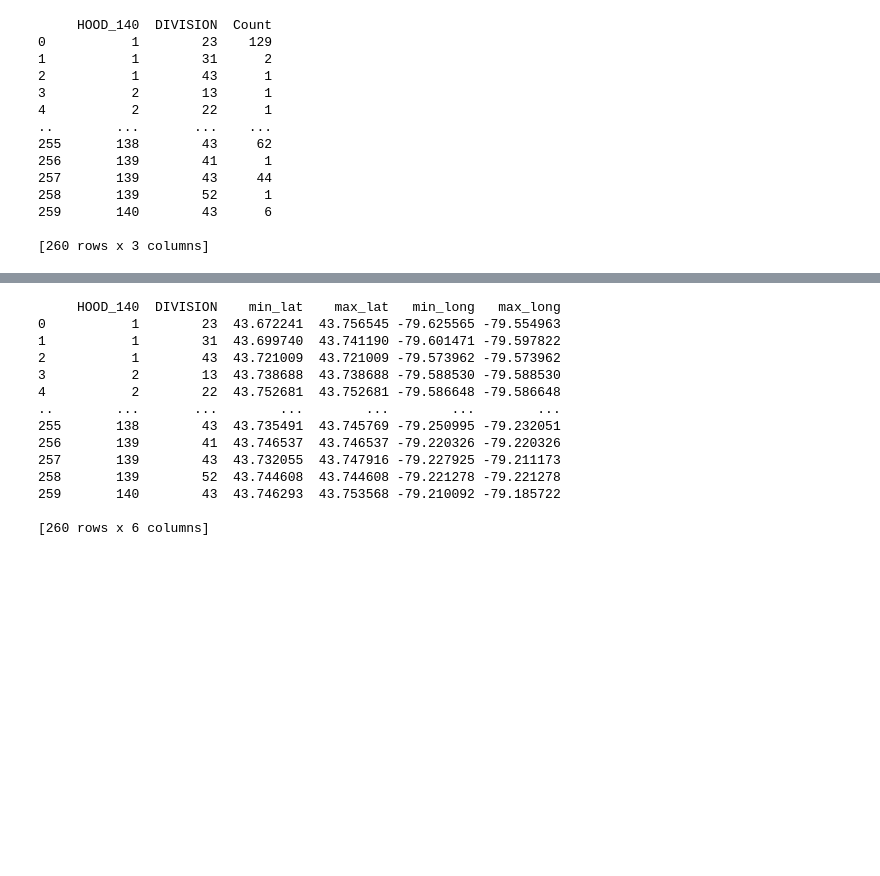
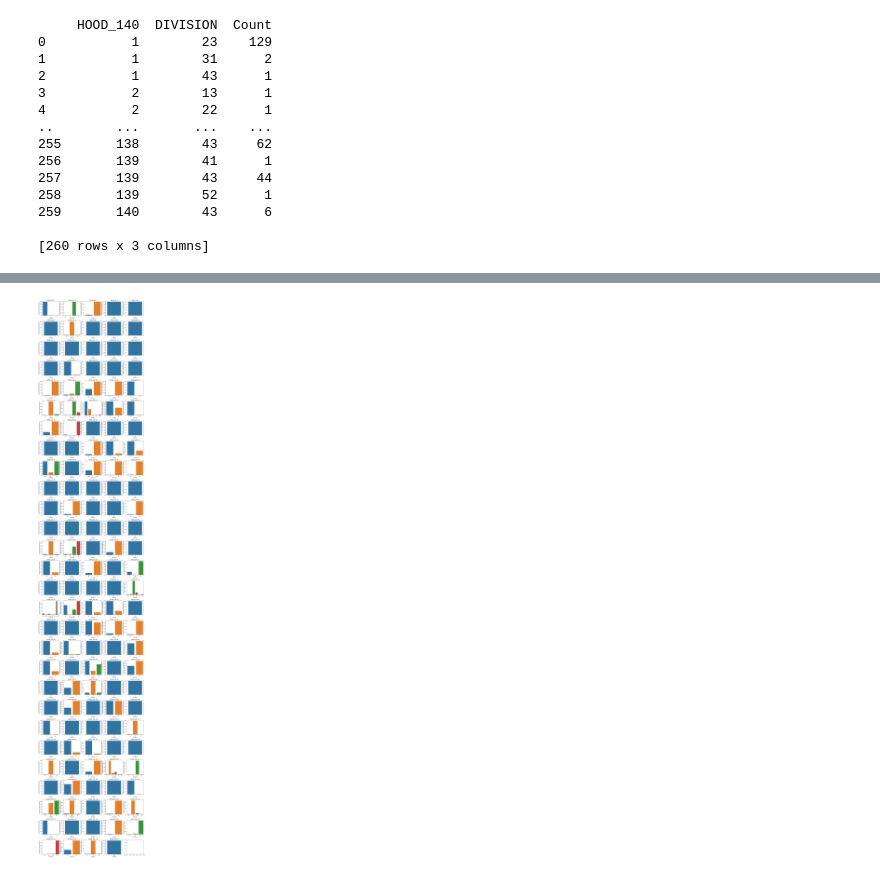
Before and after one commit to mredshaw/AI-Fundamentals-Project, a Jupyter notebook: Shooting+Neighbourhood_Merge.ipynb, the cells around one changed output, grey strips where cells are left out. Drawn from its saved outputs; the diff is of its cells as text; code cells hidden in the pictures; blank space fills up the shorter version.

```diff
--- a/Shooting+Neighbourhood_Merge.ipynb
+++ b/Shooting+Neighbourhood_Merge.ipynb
@@ -1088,4 +1088,8 @@ print(df_hood_division)
 259       140        43      6
 
 [260 rows x 3 columns]
+# %%
+hood_total_count = df_hood_division.groupby('HOOD_140')['Count'].transform('sum')
+
+df_hood_division['DIVISION_CONCENTRATION'] = (df_hood_division['Count'] / hood_total_count)*100
 # %%
@@ -1175,28 +1111,23 @@ plt.show()
-# %%
-import pandas as pd
-
-# Group the data by 'HOOD_140' and 'DIVISION' and calculate the outer bounds
-grouped_data = df.groupby(['HOOD_140', 'DIVISION']).agg(
-    min_lat=('LAT', 'min'),
-    max_lat=('LAT', 'max'),
-    min_long=('LONG', 'min'),
-    max_long=('LONG', 'max')
-).reset_index()
-
-# Print the results
-print(grouped_data)
-# %% [output]
-     HOOD_140  DIVISION    min_lat    max_lat   min_long   max_long
-0           1        23  43.672241  43.756545 -79.625565 -79.554963
-1           1        31  43.699740  43.741190 -79.601471 -79.597822
-2           1        43  43.721009  43.721009 -79.573962 -79.573962
-3           2        13  43.738688  43.738688 -79.588530 -79.588530
-4           2        22  43.752681  43.752681 -79.586648 -79.586648
-..        ...       ...        ...        ...        ...        ...
-255       138        43  43.735491  43.745769 -79.250995 -79.232051
-256       139        41  43.746537  43.746537 -79.220326 -79.220326
-257       139        43  43.732055  43.747916 -79.227925 -79.211173
-258       139        52  43.744608  43.744608 -79.221278 -79.221278
-259       140        43  43.746293  43.753568 -79.210092 -79.185722
-
-[260 rows x 6 columns]
+# %%
+unique_hoods = df_hood_division['HOOD_140'].unique()
+num_hoods = len(unique_hoods)
+num_plots_per_row = 5
+num_rows = (num_hoods - 1) // num_plots_per_row + 1
+
+fig, axes = plt.subplots(num_rows, num_plots_per_row, figsize=(16, 3 * num_rows))
+fig.tight_layout(h_pad=4)  # Increase the vertical spacing between subplots
+
+for i, hood in enumerate(unique_hoods):
+    row = i // num_plots_per_row
+    col = i % num_plots_per_row
+    ax = axes[row, col]
+    hood_data = df_hood_division[df_hood_division['HOOD_140'] == hood]
+    sns.barplot(data=hood_data, x='DIVISION', y='DIVISION_CONCENTRATION', ax=ax)
+    ax.set_xlabel('DIVISION')
+    ax.set_ylabel('DIVISION_CONCENTRATION')
+    ax.set_title(f'HOOD_140: {hood}')
+    ax.tick_params(axis='x', rotation=90)
+
+plt.show()
+# %% [output]
+[figure, added]
```
Also changed, not shown: parts of 5 cells of this notebook.
